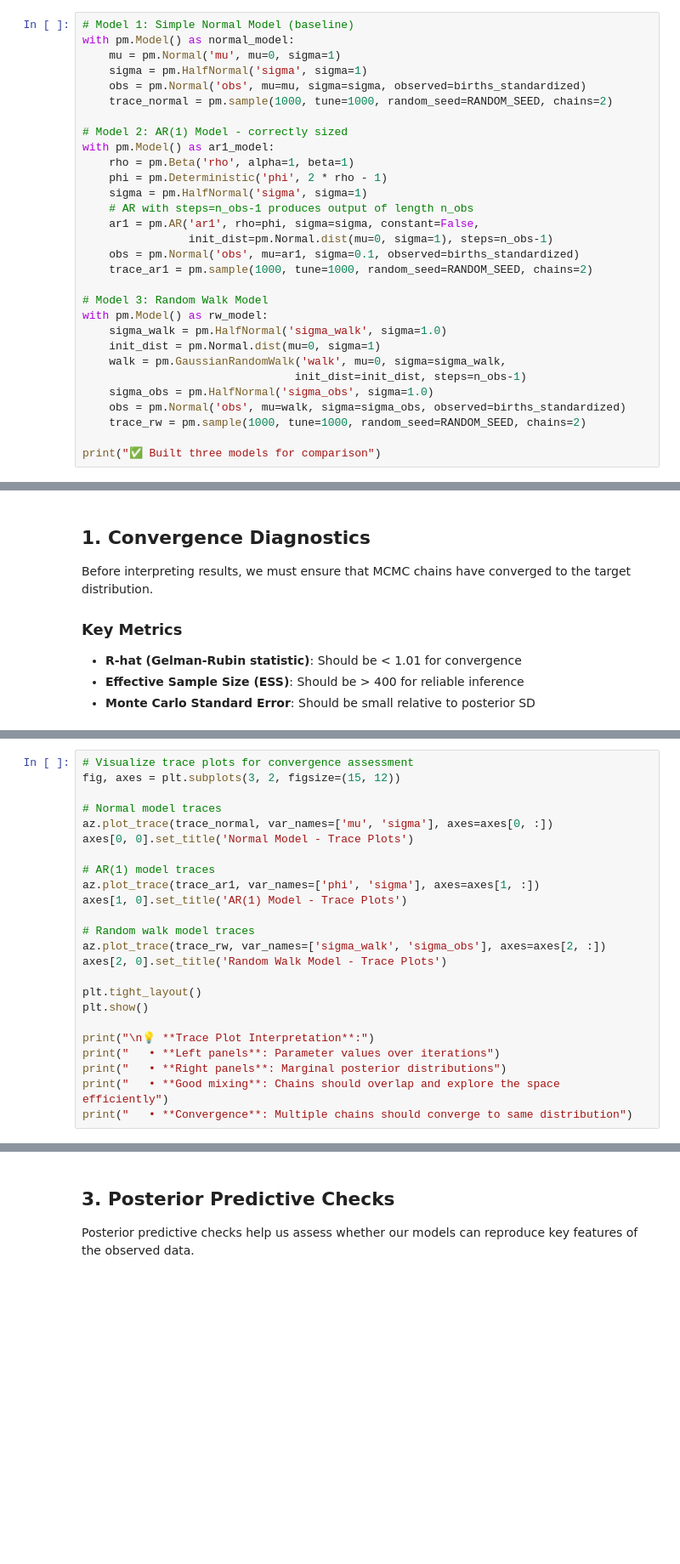
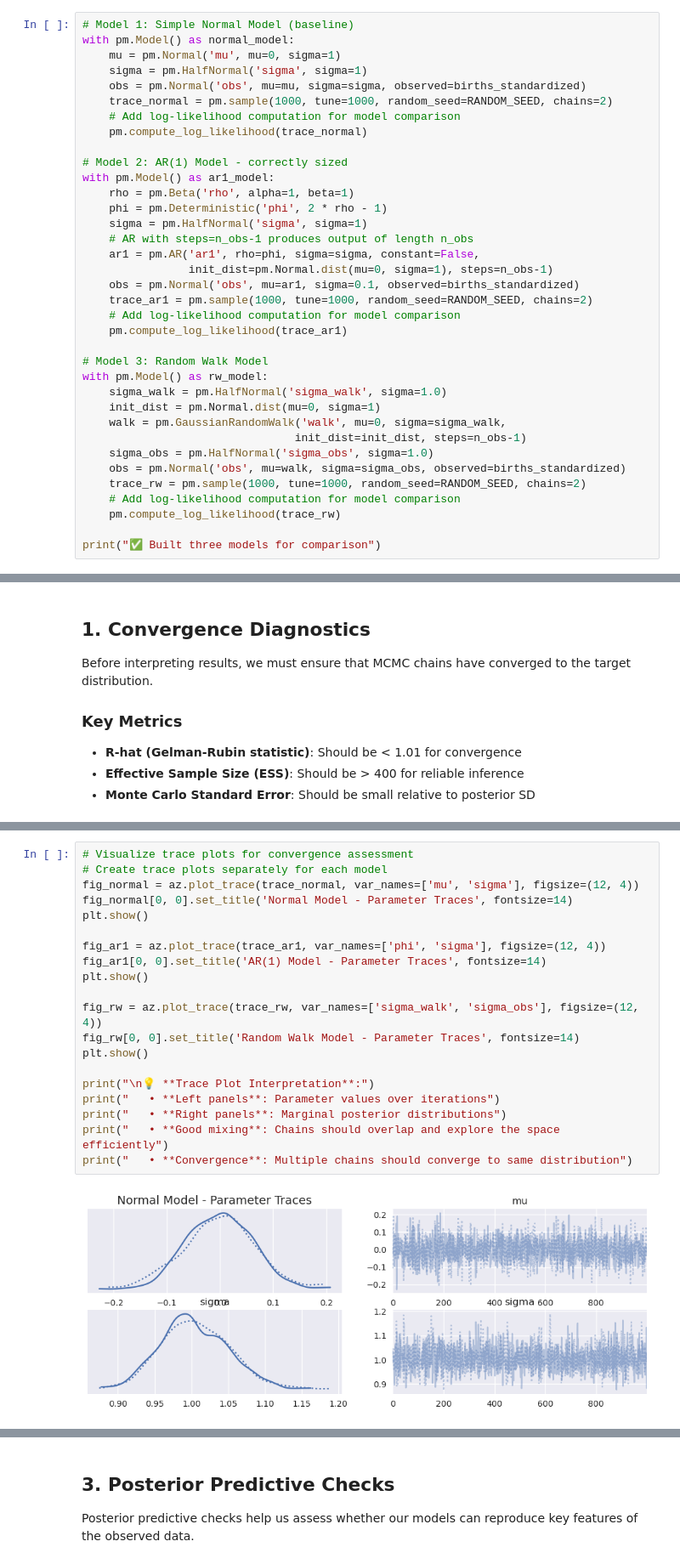
Before and after one commit to Chao-Jen/ts_pydata_london_2025, a Jupyter notebook: notebooks/Section5_Model_Comparison_and_Diagnostics.ipynb, the cells around one changed output, grey strips where cells are left out. Shown at 85% size. Drawn from its saved outputs; the diff is of its cells as text; blank space fills up the shorter version.

```diff
--- a/notebooks/Section5_Model_Comparison_and_Diagnostics.ipynb
+++ b/notebooks/Section5_Model_Comparison_and_Diagnostics.ipynb
@@ -77,6 +77,8 @@ with pm.Model() as normal_model:
     sigma = pm.HalfNormal('sigma', sigma=1)
     obs = pm.Normal('obs', mu=mu, sigma=sigma, observed=births_standardized)
     trace_normal = pm.sample(1000, tune=1000, random_seed=RANDOM_SEED, chains=2)
+    # Add log-likelihood computation for model comparison
+    pm.compute_log_likelihood(trace_normal)
 
 # Model 2: AR(1) Model - correctly sized
 with pm.Model() as ar1_model:
@@ -88,6 +90,8 @@ with pm.Model() as ar1_model:
                 init_dist=pm.Normal.dist(mu=0, sigma=1), steps=n_obs-1)
     obs = pm.Normal('obs', mu=ar1, sigma=0.1, observed=births_standardized)
     trace_ar1 = pm.sample(1000, tune=1000, random_seed=RANDOM_SEED, chains=2)
+    # Add log-likelihood computation for model comparison
+    pm.compute_log_likelihood(trace_ar1)
 
 # Model 3: Random Walk Model
 with pm.Model() as rw_model:
@@ -98,5 +102,7 @@ with pm.Model() as rw_model:
     sigma_obs = pm.HalfNormal('sigma_obs', sigma=1.0)
     obs = pm.Normal('obs', mu=walk, sigma=sigma_obs, observed=births_standardized)
     trace_rw = pm.sample(1000, tune=1000, random_seed=RANDOM_SEED, chains=2)
+    # Add log-likelihood computation for model comparison
+    pm.compute_log_likelihood(trace_rw)
 
 print("✅ Built three models for comparison")
@@ -139,24 +183,22 @@ for name, trace in models_traces.items():
 # %%
 # Visualize trace plots for convergence assessment
-fig, axes = plt.subplots(3, 2, figsize=(15, 12))
+# Create trace plots separately for each model
+fig_normal = az.plot_trace(trace_normal, var_names=['mu', 'sigma'], figsize=(12, 4))
+fig_normal[0, 0].set_title('Normal Model - Parameter Traces', fontsize=14)
+plt.show()
 
-# Normal model traces
-az.plot_trace(trace_normal, var_names=['mu', 'sigma'], axes=axes[0, :])
-axes[0, 0].set_title('Normal Model - Trace Plots')
+fig_ar1 = az.plot_trace(trace_ar1, var_names=['phi', 'sigma'], figsize=(12, 4))
+fig_ar1[0, 0].set_title('AR(1) Model - Parameter Traces', fontsize=14)
+plt.show()
 
-# AR(1) model traces
-az.plot_trace(trace_ar1, var_names=['phi', 'sigma'], axes=axes[1, :])
-axes[1, 0].set_title('AR(1) Model - Trace Plots')
-
-# Random walk model traces
-az.plot_trace(trace_rw, var_names=['sigma_walk', 'sigma_obs'], axes=axes[2, :])
-axes[2, 0].set_title('Random Walk Model - Trace Plots')
-
-plt.tight_layout()
+fig_rw = az.plot_trace(trace_rw, var_names=['sigma_walk', 'sigma_obs'], figsize=(12, 4))
+fig_rw[0, 0].set_title('Random Walk Model - Parameter Traces', fontsize=14)
 plt.show()
 
 print("\n💡 **Trace Plot Interpretation**:")
 print("   • **Left panels**: Parameter values over iterations")
 print("   • **Right panels**: Marginal posterior distributions")
 print("   • **Good mixing**: Chains should overlap and explore the space efficiently")
 print("   • **Convergence**: Multiple chains should converge to same distribution")
+# %% [output]
+[figure, added]
```
Also changed, not shown: parts of 6 cells of this notebook, 3 other files.
